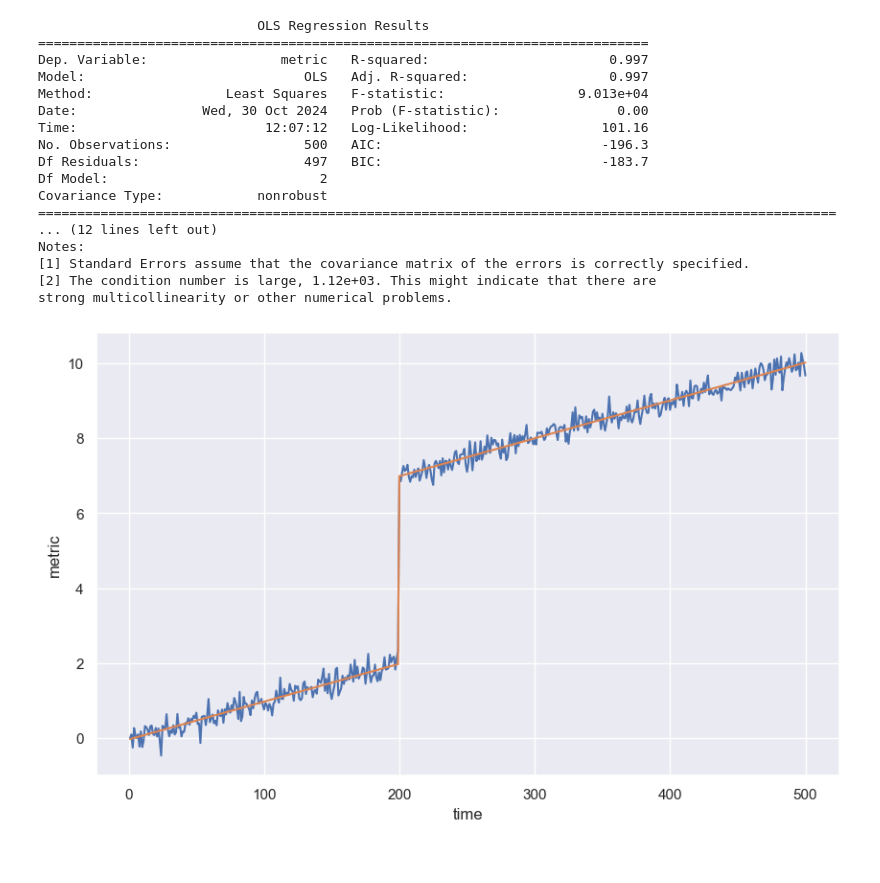
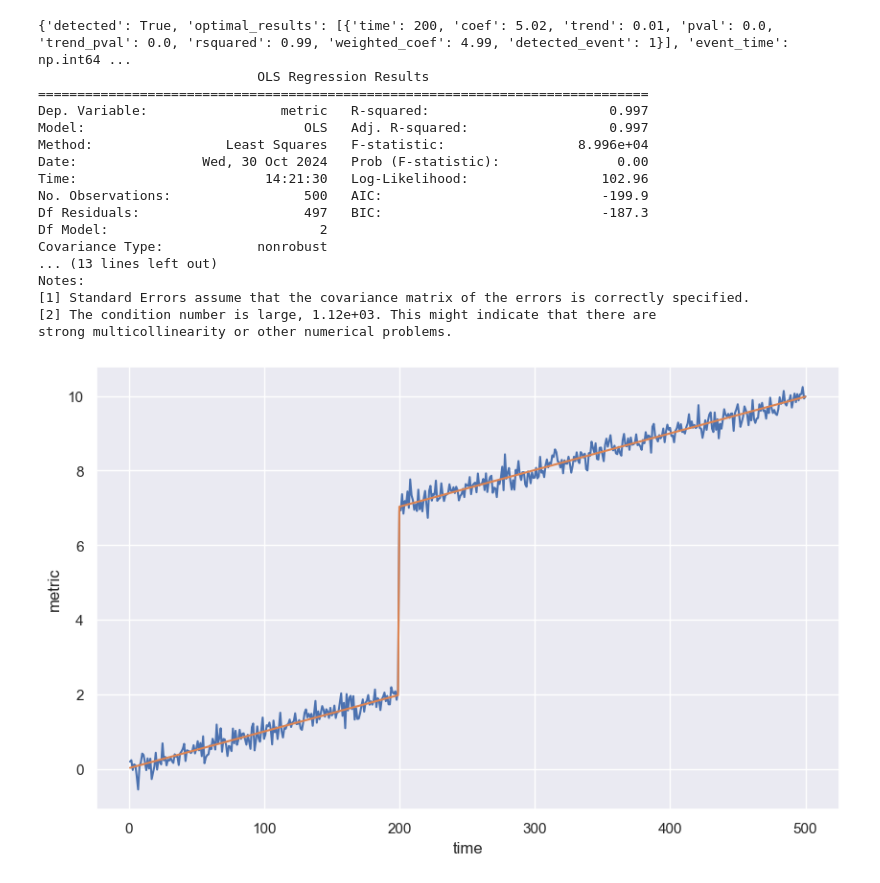
Before and after one commit to nikosga/evDetect, a Jupyter notebook: notebooks/tutorial.ipynb, the cells around one changed output. Cells and saved outputs as stored; diff of their text form; code cells hidden in the pictures.

```diff
--- a/notebooks/tutorial.ipynb
+++ b/notebooks/tutorial.ipynb
@@ -74,28 +74,28 @@ s.plot()
 # %%
-d=Detector(event_type='diminishing')
+d=Detector()
 d.fit(s.data)
-d.summary()
+print(d.summary())
 d.predict()
 d.plot()
 # %% [output]
+{'detected': True, 'optimal_results': [{'time': 200, 'coef': 5.02, 'trend': 0.01, 'pval': 0.0, 'trend_pval': 0.0, 'rsquared': 0.99, 'weighted_coef': 4.99, 'detected_event': 1}], 'event_time': np.int64 ...
                             OLS Regression Results
 ==============================================================================
 Dep. Variable:                 metric   R-squared:                       0.997
 Model:                            OLS   Adj. R-squared:                  0.997
-Method:                 Least Squares   F-statistic:                 9.013e+04
+Method:                 Least Squares   F-statistic:                 8.996e+04
 Date:                Wed, 30 Oct 2024   Prob (F-statistic):               0.00
-Time:                        12:07:12   Log-Likelihood:                 101.16
-No. Observations:                 500   AIC:                            -196.3
-Df Residuals:                     497   BIC:                            -183.7
+Time:                        14:21:30   Log-Likelihood:                 102.96
+No. Observations:                 500   AIC:                            -199.9
+Df Residuals:                     497   BIC:                            -187.3
 Df Model:                           2
 Covariance Type:            nonrobust
-======================================================================================================
-... (12 lines left out)
+... (13 lines left out)
 Notes:
 [1] Standard Errors assume that the covariance matrix of the errors is correctly specified.
 [2] The condition number is large, 1.12e+03. This might indicate that there are
 strong multicollinearity or other numerical problems.
-[figure, old version]
+[figure, new version]
 # %%
 s = Scenario(scenario_type='diminishing_with_trend')
 s.plot()
```
Also changed, not shown: parts of 7 cells of this notebook, 1 other file.
